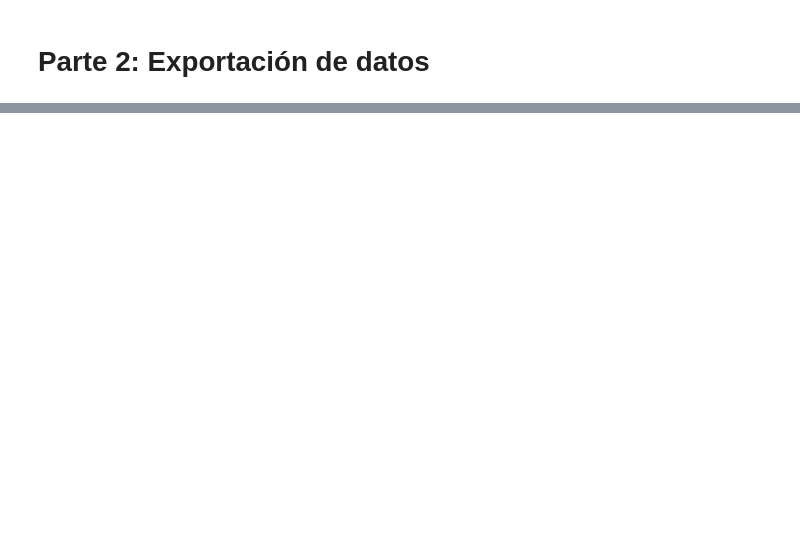
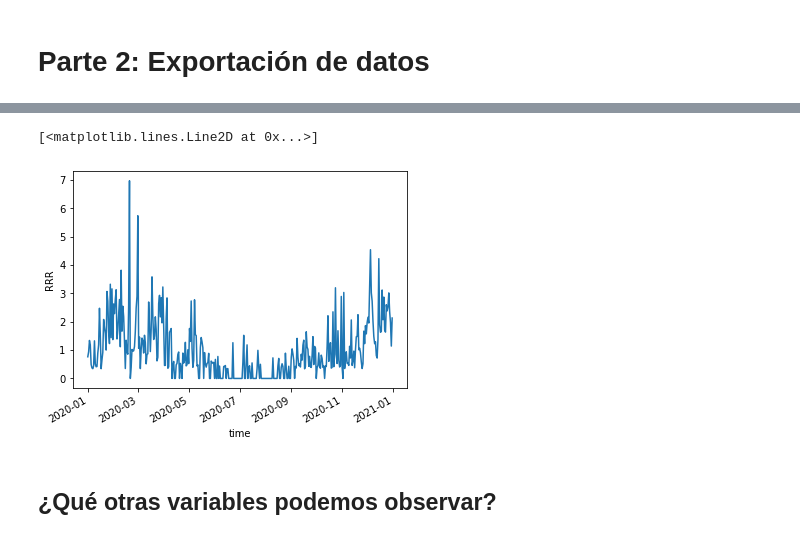
Before and after one commit to cryohydromettools/Proyecto_MB_COSIPY, a Jupyter notebook: 2_Exploracion_datos.ipynb, the cells around one changed output, grey strips where cells are left out. Saved outputs shown, nothing was run; the diff lists cells and outputs as text; code cells hidden in the pictures; blank space fills up the shorter version.

```diff
--- a/2_Exploracion_datos.ipynb
+++ b/2_Exploracion_datos.ipynb
@@ -12,0 +58,8 @@ ds['RRR'].sum('time').plot()
+# %%
+# Visualizando la precipitación diaria para todo el domino
+ds['RRR'].mean(('lat', 'lon')).resample(time='1D').sum().plot()
+# %% [output]
+[<matplotlib.lines.Line2D at 0x...>]
+[figure, added]
+# %% [markdown]
+## ¿Qué otras variables podemos observar?
```
Also changed, not shown: parts of 8 cells of this notebook, 12 other files.
